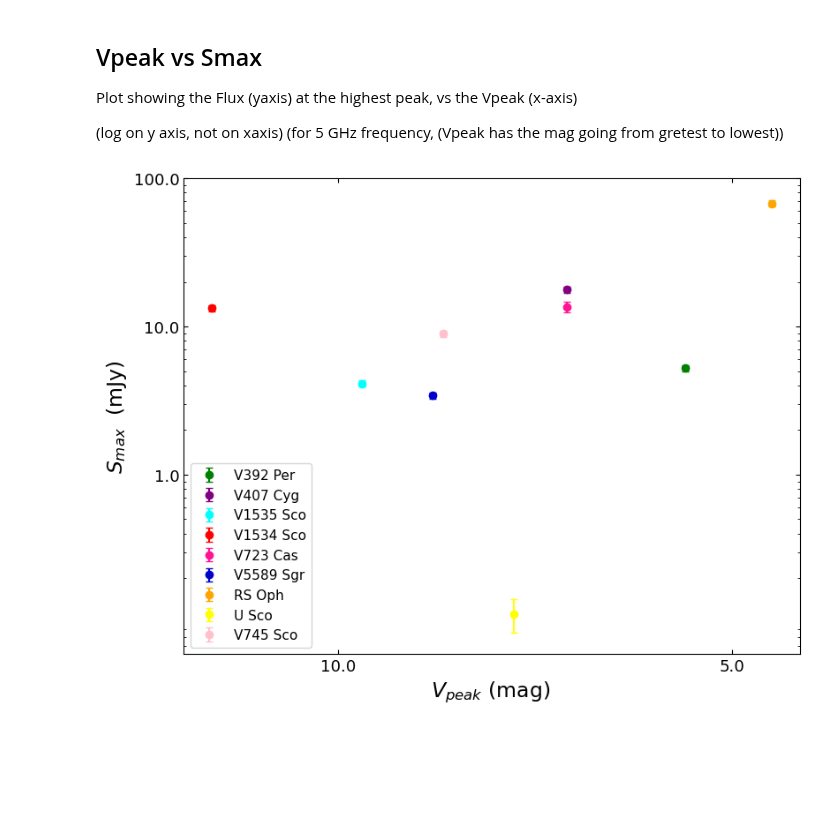
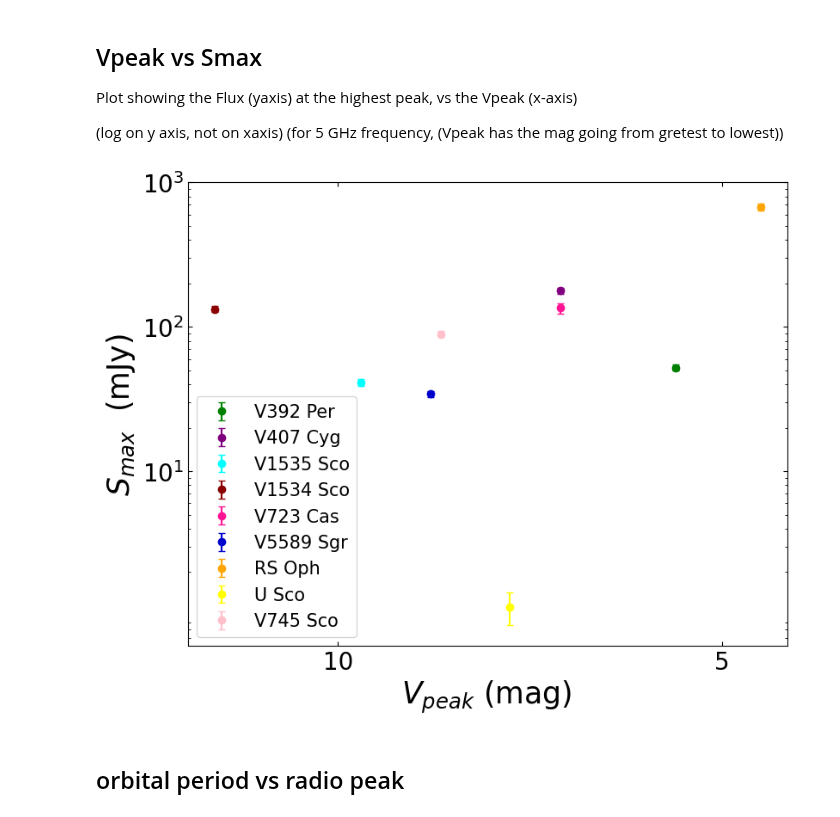
Before and after one commit to Wilhelm005/Research-Code, a Jupyter notebook: Vpeak vs Smax and tmax vs visual t2_withV745Sco.ipynb, the cells around one changed output. Cells and saved outputs as stored; diff of their text form; code cells hidden in the pictures; blank space fills up the shorter version.

```diff
--- a/Vpeak vs Smax and tmax vs visual t2_withV745Sco.ipynb
+++ b/Vpeak vs Smax and tmax vs visual t2_withV745Sco.ipynb
@@ -18,20 +18,24 @@ from astropy.modeling.powerlaws import BrokenPowerLaw1D, SmoothlyBrokenPowerLaw1
 from astropy.modeling import fitting, models
 # %%
 info = (
-    ["V392 Per", 3, 5.6, 5.226, .262, 32],
-    ["V407 Cyg", 5.9, 7.1, 17.77, 0.901,  102.6],
-    ["V1535 Sco", 13.9, 9.7, 4.123, .208 , 2.663],
-    ["V1534 Sco", 5.6, 11.6, 13.3, .665 ,14.65],
-    ['V723 Cas', 263, 7.1, 13.5, 1.125 , 1697],
-    ['V5589 Sgr', 4.5, 8.8, 3.423, .173, 62.3],
-    ['RS Oph', 2.77,4.5, 67.597, 3.381, 9.99],
-    ['U Sco', 1.89, 7.769, 0.115, 0.029, 32.53],
-    ['V745 Sco',2.5,8.66,8.93,0.45,25.6]
+    ["V392 Per", 3, 5.6, 5.226, .262, 32,              81.9       ,      4100     ],
+    ["V407 Cyg", 5.9, 7.1, 17.77, 0.901,  102.6,      43*365.25*24,    3200],
+    ["V1535 Sco", 13.9, 9.7, 4.123, .208 , 2.663,    39.6*24       ,  4700 ],
+    ["V1534 Sco", 5.6, 11.6, 13.3, .665 ,14.65,     520*24         , 4000   ],
+    ['V723 Cas', 263, 7.1, 13.5, 1.125 , 1697,     16.6            ,  1750],
+    ['V5589 Sgr', 4.5, 8.8, 3.423, .173, 62.3,      38.2           ,    4800],
+    ['RS Oph', 2.77,4.5, 67.597, 3.381, 9.99,        453.6*24       ,   3700 ],
+    ['U Sco', 1.89, 7.769, 0.115, 0.029, 32.53,    29.5            , 5000 ],
+    ['V745 Sco',2.5,8.66,8.93,0.45,25.6,            136.5*24       , 4450 ],
+
+    ['V3890 Sgr', , , , , ,747.6*24 , 4200],
+
+    ['V1370 Aql', , , , , ,1.9581*24 ,]
 
 )
 
-df = pd.DataFrame(info, columns = ['Nova', 't2 visual (when the optical declined by 2 mag)', 'Vpeak (optical peak apparent mag)',
-                                   'flux max (Smax)','Smax error', 'day when flux max (tmax)'])
+df = pd.DataFrame(info, columns = ['Nova (names)', 't2 visual (when the optical declined by 2 mag)', 'Vpeak (optical peak apparent mag)',
+                                   'flux max (Smax)','Smax error', 'day when flux max (tmax)', 'orbital period (hours)', 'velocity (km/s)'])
 
 #RS Oph info from https://academic.oup.com/mnras/article/515/3/4655/6649834, everything else is from Bella's overleaf
 
@@ -144,37 +139,39 @@ fig.set_size_inches(9,7)
 ax.errorbar(Vpeak[0], Smax[0], yerr=Smax_err[0], fmt='o', color='green', label="V392 Per", capsize=3)
 
 ax.errorbar(Vpeak[1], Smax[1], yerr=Smax_err[1], fmt='o', color='purple', label="V407 Cyg", capsize=3)
 
 ax.errorbar(Vpeak[2], Smax[2], yerr=Smax_err[2], fmt='o', color='aqua', label="V1535 Sco", capsize=3)
 
-ax.errorbar(Vpeak[3], Smax[3], yerr=Smax_err[3], fmt='o', color='red', label="V1534 Sco", capsize=3)
+ax.errorbar(Vpeak[3], Smax[3], yerr=Smax_err[3], fmt='o', color='darkred', label="V1534 Sco", capsize=3)
 
 ax.errorbar(Vpeak[4], Smax[4], yerr=Smax_err[4], fmt='o', color='deeppink', label="V723 Cas", capsize=3)
 
 ax.errorbar(Vpeak[5], Smax[5], yerr=Smax_err[5], fmt='o', color='mediumblue', label="V5589 Sgr", capsize=3)
 
 ax.errorbar(Vpeak[6], Smax[6], yerr=Smax_err[6], fmt='o', color='orange', label="RS Oph", capsize=3)
 
 ax.errorbar(Vpeak[7], Smax[7], yerr=Smax_err[7], fmt='o', color='yellow', label="U Sco", capsize=3)
 
 ax.errorbar(Vpeak[8], Smax[8], yerr=Smax_err[8], fmt='o', color='pink', label="V745 Sco", capsize=3)
 
 
-ax.set_xticks([10,5], labels = ['10.0', '5.0'], fontsize = 13)
+ax.set_xticks([10,5], labels = ['10', '5'], fontsize = 20)
 ax.invert_xaxis()
 
 ax.set_yscale('log')
-ax.set_yticks([1, 10, 100], labels = ['1.0', '10.0', '100.0'], fontsize = 13)
+ax.set_yticks([1, 10, 100], labels = [r'$10^1$', r'$10^2$', r'$10^3$'], fontsize = 20)
 
-ax.set_xlabel(r"$ V_{peak} $ (mag) ", fontsize=17)
-ax.set_ylabel(r"$ S_{max} $  (mJy)", fontsize=17)
+ax.set_xlabel(r"$ V_{peak} $ (mag) ", fontsize=25)
+ax.set_ylabel(r"$ S_{max} $  (mJy)", fontsize=25)
 
 ax.tick_params(axis='both', which='both', direction='in', top=True, right=True)
 
 #ax.set_title(r"$ V_{peak} $ and $ S_{max} $ Correlation", fontsize=20)
 
-plt.legend(fontsize = 11)
+plt.legend(fontsize = 15)
 plt.show()
 fig.savefig("Vis_vs_Optical_brightness", dpi=300);
 # %% [output]
-[figure, old version]
+[figure, new version]
+# %% [markdown]
+## orbital period vs radio peak
```
Also changed, not shown: parts of 7 cells of this notebook.
